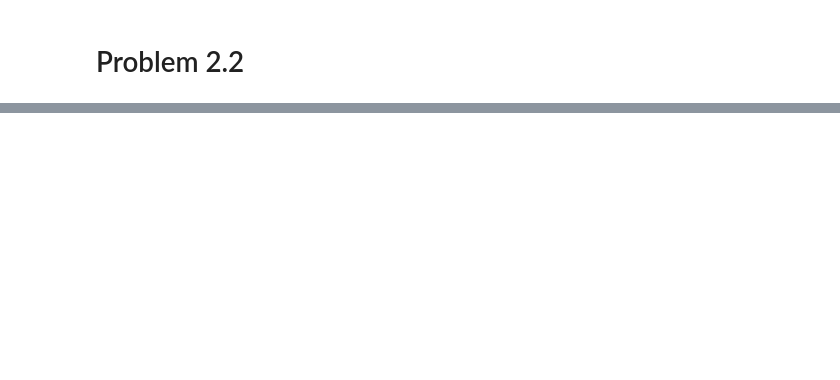
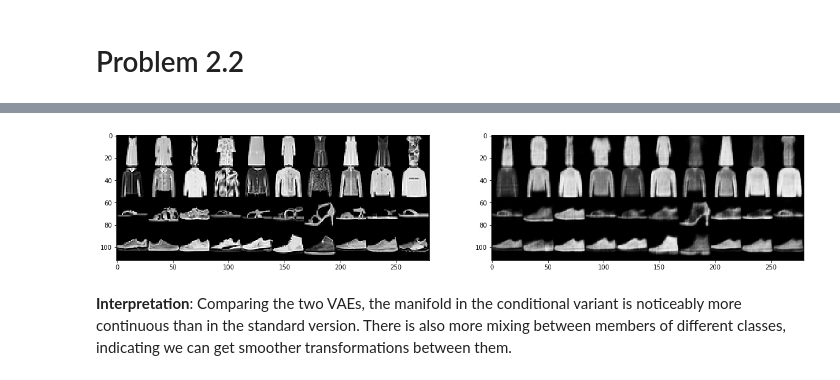
Before and after one commit to samalbertson3/ece-685, a Jupyter notebook: homework 4/homework 4.ipynb, the cells around one changed output, grey strips where cells are left out. Saved outputs shown, nothing was run; the diff lists cells and outputs as text; code cells hidden in the pictures; blank space fills up the shorter version.

```diff
--- a/homework 4/homework 4.ipynb
+++ b/homework 4/homework 4.ipynb
@@ -606,0 +767,43 @@ test_VAE(vae, device, test_loader, epoch)
+# %%
+# generate 10 images per class (dress, coat, sandal, sneaker)
+
+def show(img1, img2):
+    npimg1 = img1.cpu().numpy()
+    npimg2 = img2.cpu().numpy()
+
+    fig, axes = plt.subplots(1,2, figsize=(20,10))
+    axes[0].imshow(np.transpose(npimg1, (1,2,0)), interpolation='nearest')
+    axes[1].imshow(np.transpose(npimg2, (1,2,0)), interpolation='nearest')
+    fig.show()
+
+data_big, target_big = next(iter(test_loader))
+
+data = torch.empty(0,1,28,28)
+target = torch.empty(0)
+
+for label in ["Dress", "Coat", "Sandal", "Sneaker"]:
+    # subset to label
+    # pick first ten elements
+    label_num = master_labels.index(label)
+    inds = torch.nonzero(target_big == label_num).squeeze()[:10]
+    data_sub = data_big[inds,:,:,:]
+    target_sub = target_big[inds]
+
+    # stack on tensor
+    data = torch.cat((data, data_sub))
+    target = torch.cat((target, target_sub))
+
+data_size = data.size()
+data = data.view(data.size(0),-1)
+data_adj = data
+
+data_adj = data_adj.to(device)
+
+output, _, _ = vae(data_adj)
+output = output.detach()
+
+show(make_grid(data.reshape(data_size), padding=0, nrow=10), make_grid(output.reshape(data_size), padding=0, nrow=10))
+# %% [output]
+[figure, added]
+# %% [markdown]
+**Interpretation**: Comparing the two VAEs, the manifold in the conditional variant is noticeably more continuous than in the standard version. There is also more mixing between members of different classes, indicating we can get smoother transformations between them.
```
Also changed, not shown: parts of 12 cells of this notebook, 2 other files.
